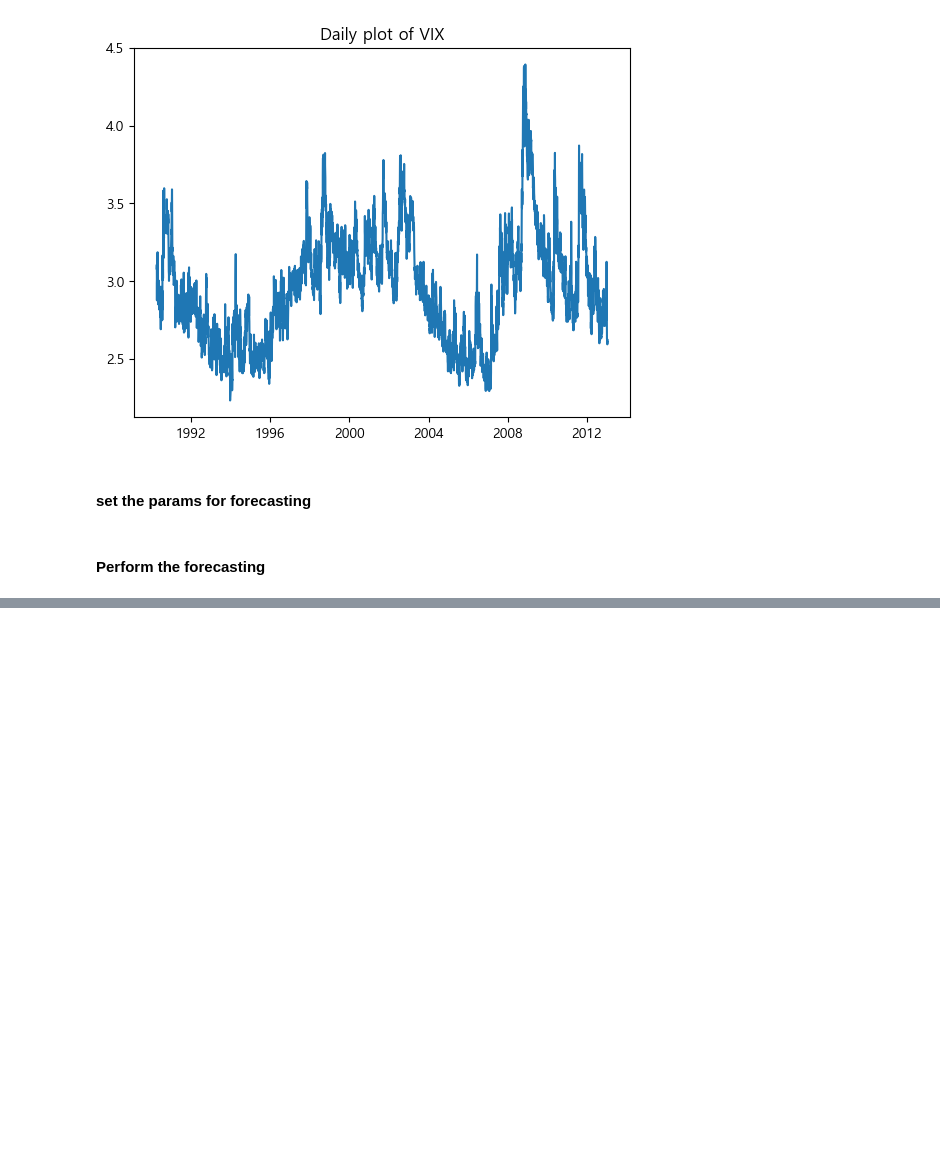
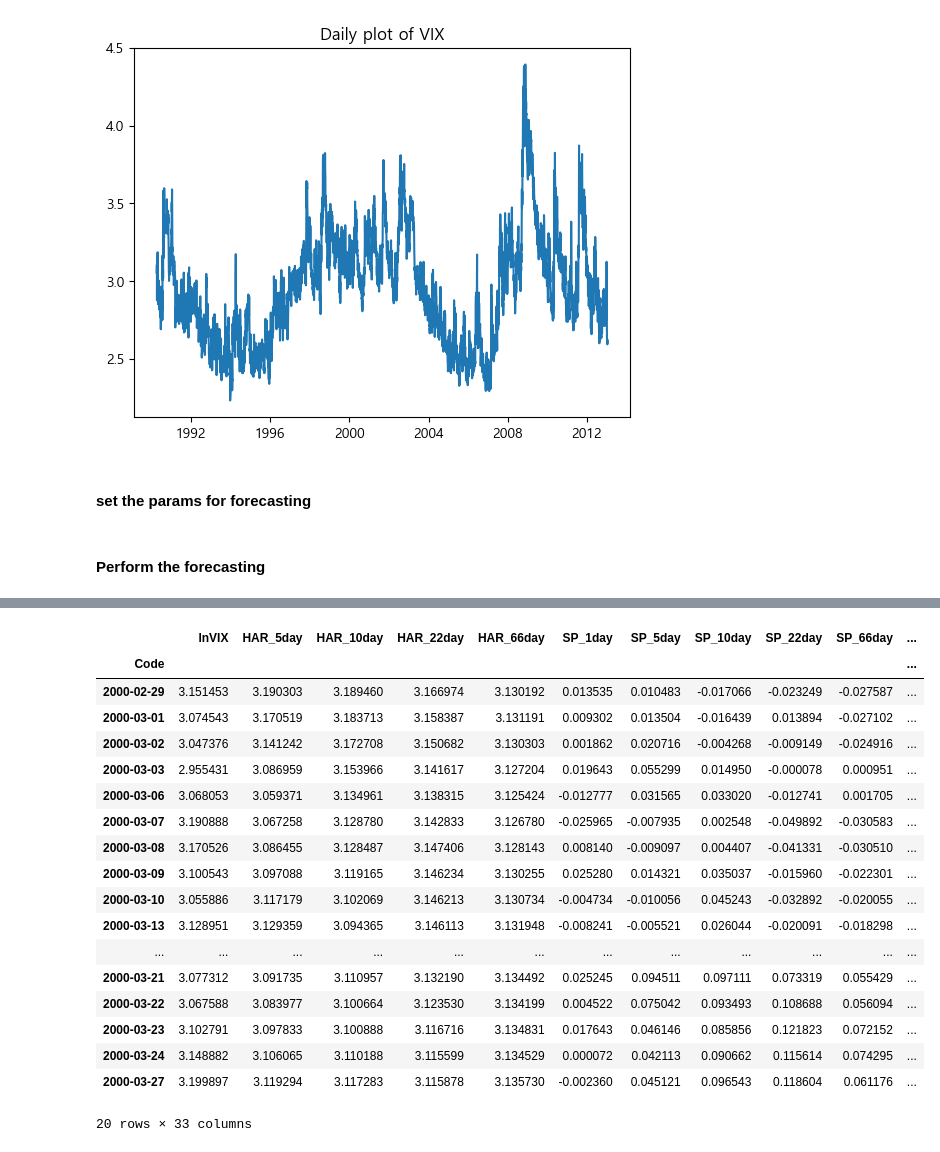
Before and after one commit to Inundata/forecasting-vix, a Jupyter notebook: py-codes/vix-rf-pl.ipynb, the cells around one changed output, grey strips where cells are left out. Drawn from its saved outputs; the diff is of its cells as text; code cells hidden in the pictures; blank space fills up the shorter version.

```diff
--- a/py-codes/vix-rf-pl.ipynb
+++ b/py-codes/vix-rf-pl.ipynb
@@ -100,0 +528,22 @@ X_nonlinear = X.loc[:, nonlinear_variables]
+# %%
+df[:2520].tail(20)
+# %% [output]
+|  | lnVIX | HAR_5day | HAR_10day | HAR_22day | HAR_66day | SP_1day | SP_5day | SP_10day | SP_22day | SP_66day | ... |
+| Code |  |  |  |  |  |  |  |  |  |  | ... |
+| 2000-02-29 | 3.151453 | 3.190303 | 3.189460 | 3.166974 | 3.130192 | 0.013535 | 0.010483 | -0.017066 | -0.023249 | -0.027587 | ... |
+| 2000-03-01 | 3.074543 | 3.170519 | 3.183713 | 3.158387 | 3.131191 | 0.009302 | 0.013504 | -0.016439 | 0.013894 | -0.027102 | ... |
+| 2000-03-02 | 3.047376 | 3.141242 | 3.172708 | 3.150682 | 3.130303 | 0.001862 | 0.020716 | -0.004268 | -0.009149 | -0.024916 | ... |
+| 2000-03-03 | 2.955431 | 3.086959 | 3.153966 | 3.141617 | 3.127204 | 0.019643 | 0.055299 | 0.014950 | -0.000078 | 0.000951 | ... |
+| 2000-03-06 | 3.068053 | 3.059371 | 3.134961 | 3.138315 | 3.125424 | -0.012777 | 0.031565 | 0.033020 | -0.012741 | 0.001705 | ... |
+| 2000-03-07 | 3.190888 | 3.067258 | 3.128780 | 3.142833 | 3.126780 | -0.025965 | -0.007935 | 0.002548 | -0.049892 | -0.030583 | ... |
+| 2000-03-08 | 3.170526 | 3.086455 | 3.128487 | 3.147406 | 3.128143 | 0.008140 | -0.009097 | 0.004407 | -0.041331 | -0.030510 | ... |
+| 2000-03-09 | 3.100543 | 3.097088 | 3.119165 | 3.146234 | 3.130255 | 0.025280 | 0.014321 | 0.035037 | -0.015960 | -0.022301 | ... |
+| 2000-03-10 | 3.055886 | 3.117179 | 3.102069 | 3.146213 | 3.130734 | -0.004734 | -0.010056 | 0.045243 | -0.032892 | -0.020055 | ... |
+| 2000-03-13 | 3.128951 | 3.129359 | 3.094365 | 3.146113 | 3.131948 | -0.008241 | -0.005521 | 0.026044 | -0.020091 | -0.018298 | ... |
+| ... | ... | ... | ... | ... | ... | ... | ... | ... | ... | ... | ... |
+| 2000-03-21 | 3.077312 | 3.091735 | 3.110957 | 3.132190 | 3.134492 | 0.025245 | 0.094511 | 0.097111 | 0.073319 | 0.055429 | ... |
+| 2000-03-22 | 3.067588 | 3.083977 | 3.100664 | 3.123530 | 3.134199 | 0.004522 | 0.075042 | 0.093493 | 0.108688 | 0.056094 | ... |
+| 2000-03-23 | 3.102791 | 3.097833 | 3.100888 | 3.116716 | 3.134831 | 0.017643 | 0.046146 | 0.085856 | 0.121823 | 0.072152 | ... |
+| 2000-03-24 | 3.148882 | 3.106065 | 3.110188 | 3.115599 | 3.134529 | 0.000072 | 0.042113 | 0.090662 | 0.115614 | 0.074295 | ... |
+| 2000-03-27 | 3.199897 | 3.119294 | 3.117283 | 3.115878 | 3.135730 | -0.002360 | 0.045121 | 0.096543 | 0.118604 | 0.061176 | ... |
+20 rows × 33 columns
```
Also changed, not shown: parts of 42 cells of this notebook, 1 other file.
